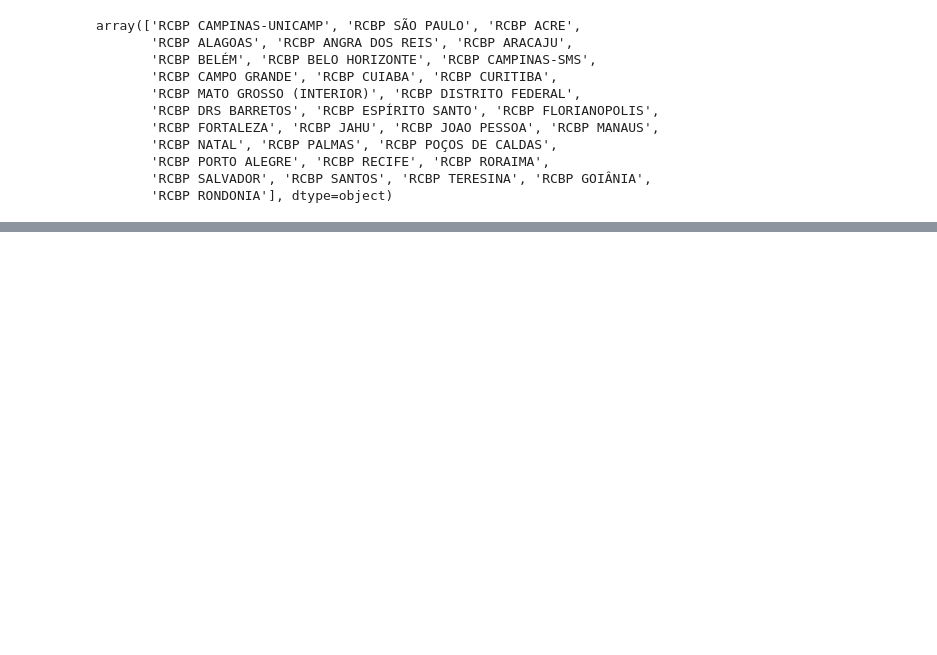
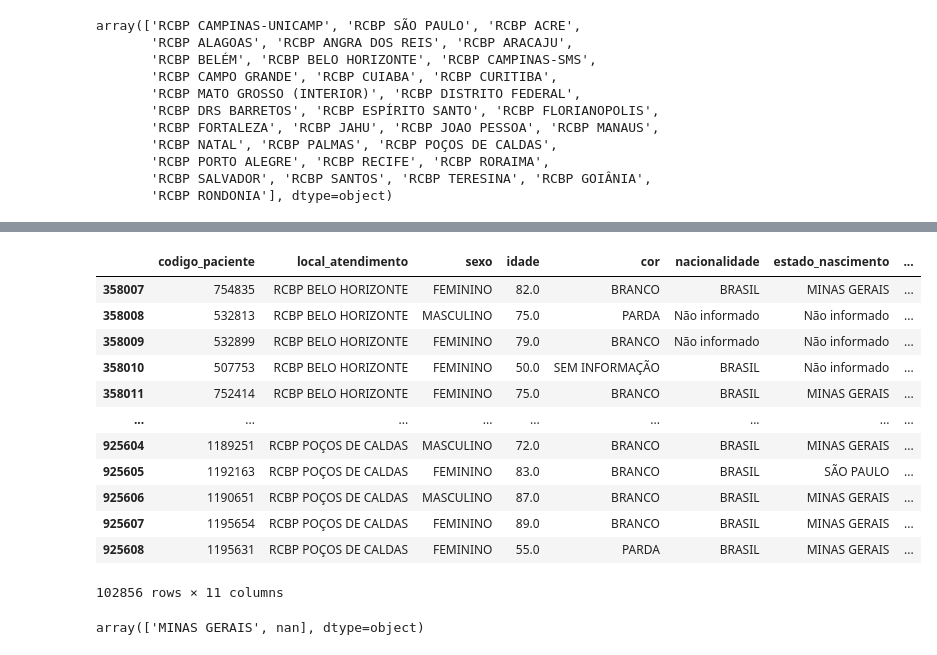
Before and after one commit to AnaPaulaPAraujo/analise_dados_cancer_brasil, a Jupyter notebook: analise_geral.ipynb, the cells around one changed output, grey strips where cells are left out. Cells and saved outputs as stored; diff of their text form; code cells hidden in the pictures; blank space fills up the shorter version.

```diff
--- a/analise_geral.ipynb
+++ b/analise_geral.ipynb
@@ -404,0 +444,22 @@ dados2.head()
+# %%
+deslocamento_mg = dados2.loc[dados2['estado_atendimento'] == 'MINAS GERAIS']
+# %%
+deslocamento_mg
+# %% [output]
+|  | codigo_paciente | local_atendimento | sexo | idade | cor | nacionalidade | estado_nascimento | ... |
+| 358007 | 754835 | RCBP BELO HORIZONTE | FEMININO | 82.0 | BRANCO | BRASIL | MINAS GERAIS | ... |
+| 358008 | 532813 | RCBP BELO HORIZONTE | MASCULINO | 75.0 | PARDA | Não informado | Não informado | ... |
+| 358009 | 532899 | RCBP BELO HORIZONTE | FEMININO | 79.0 | BRANCO | Não informado | Não informado | ... |
+| 358010 | 507753 | RCBP BELO HORIZONTE | FEMININO | 50.0 | SEM INFORMAÇÃO | BRASIL | Não informado | ... |
+| 358011 | 752414 | RCBP BELO HORIZONTE | FEMININO | 75.0 | BRANCO | BRASIL | MINAS GERAIS | ... |
+| ... | ... | ... | ... | ... | ... | ... | ... | ... |
+| 925604 | 1189251 | RCBP POÇOS DE CALDAS | MASCULINO | 72.0 | BRANCO | BRASIL | MINAS GERAIS | ... |
+| 925605 | 1192163 | RCBP POÇOS DE CALDAS | FEMININO | 83.0 | BRANCO | BRASIL | SÃO PAULO | ... |
+| 925606 | 1190651 | RCBP POÇOS DE CALDAS | MASCULINO | 87.0 | BRANCO | BRASIL | MINAS GERAIS | ... |
+| 925607 | 1195654 | RCBP POÇOS DE CALDAS | FEMININO | 89.0 | BRANCO | BRASIL | MINAS GERAIS | ... |
+| 925608 | 1195631 | RCBP POÇOS DE CALDAS | FEMININO | 55.0 | PARDA | BRASIL | MINAS GERAIS | ... |
+102856 rows × 11 columns
+# %%
+deslocamento_mg.estado.unique()
+# %% [output]
+array(['MINAS GERAIS', nan], dtype=object)
```
Also changed, not shown: parts of 10 cells of this notebook.
